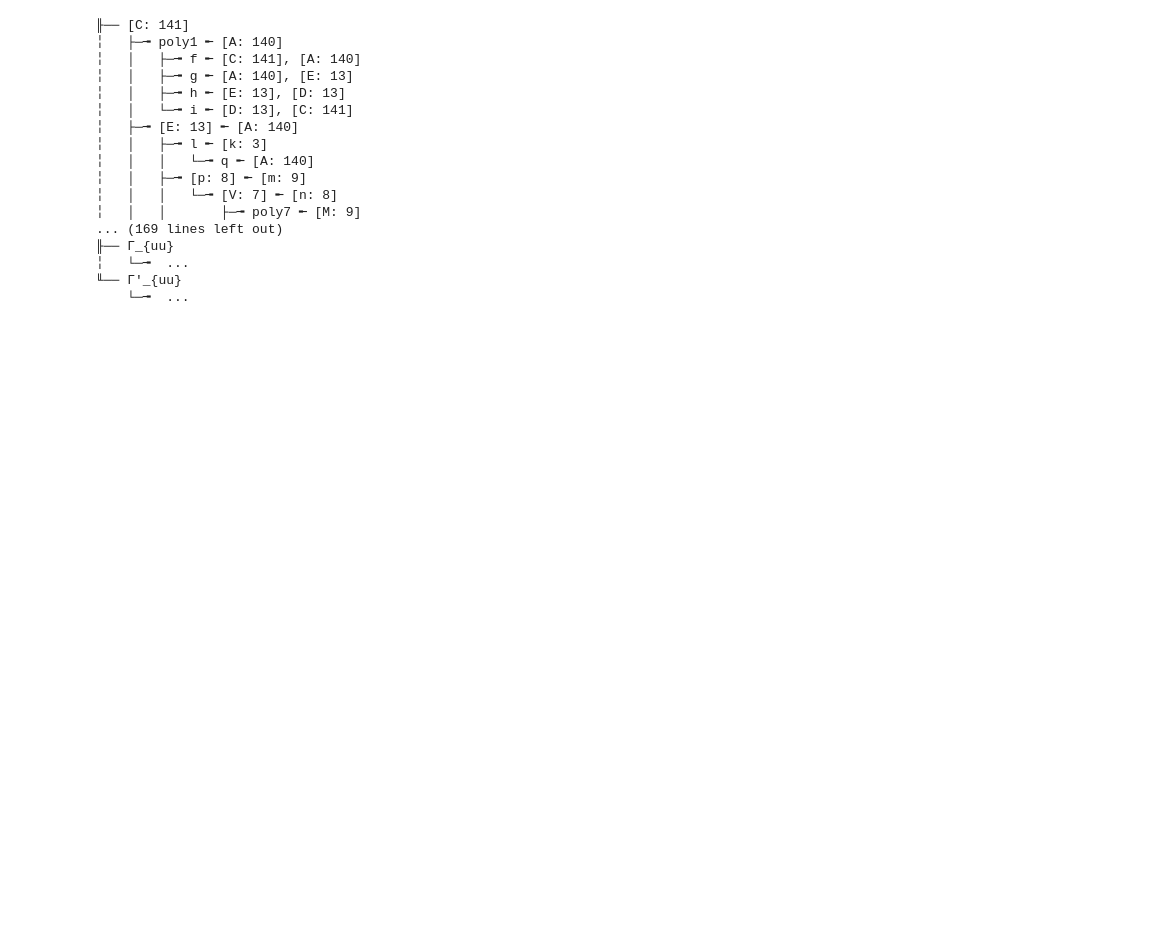
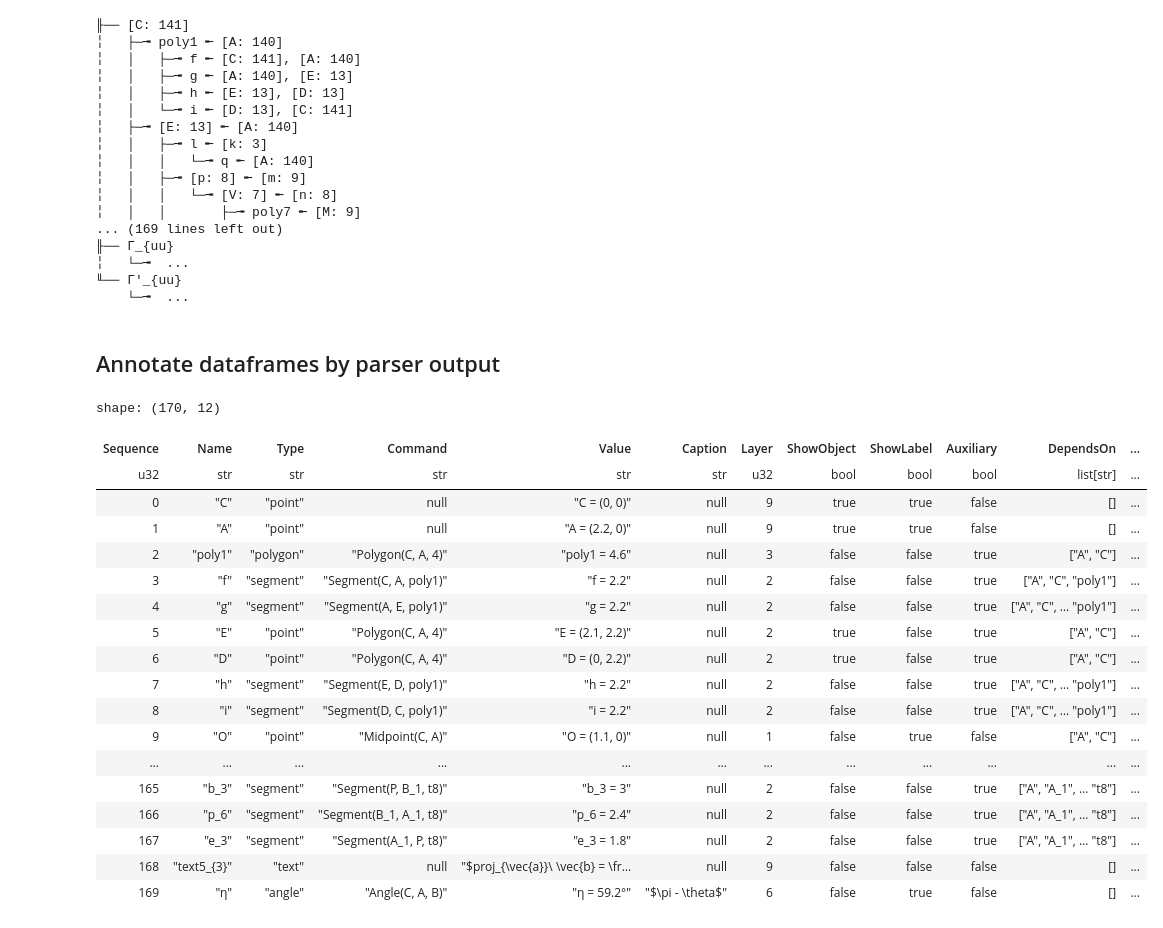
Before and after one commit to moyhig-ecs/ggblab, a Jupyter notebook: examples/eg6_parse.ipynb, the cells around one changed output. Cells and saved outputs as stored; diff of their text form; code cells hidden in the pictures; blank space fills up the shorter version.

Commit message:
Bump version to 0.9.15; sync versions and document ML-ready parser outputs; refactor parse_subgraph and preserve legacy impl

```diff
--- a/examples/eg6_parse.ipynb
+++ b/examples/eg6_parse.ipynb
@@ -122,3 +104,5 @@ nx.write_network_text(g1, with_labels="label")
 ╎   └─╼  ...
 ╙── Γ'_{uu}
     └─╼  ...
+# %% [markdown]
+## Annotate dataframes by parser output
@@ -124,0 +111,22 @@ nx.write_network_text(g1, with_labels="label")
+# %%
+p.df
+# %% [output]
+shape: (170, 12)
+| Sequence | Name | Type | Command | Value | Caption | Layer | ShowObject | ShowLabel | Auxiliary | DependsOn | ... |
+| u32 | str | str | str | str | str | u32 | bool | bool | bool | list[str] | ... |
+| 0 | "C" | "point" | null | "C = (0, 0)" | null | 9 | true | true | false | [] | ... |
+| 1 | "A" | "point" | null | "A = (2.2, 0)" | null | 9 | true | true | false | [] | ... |
+| 2 | "poly1" | "polygon" | "Polygon(C, A, 4)" | "poly1 = 4.6" | null | 3 | false | false | true | ["A", "C"] | ... |
+| 3 | "f" | "segment" | "Segment(C, A, poly1)" | "f = 2.2" | null | 2 | false | false | true | ["A", "C", "poly1"] | ... |
+| 4 | "g" | "segment" | "Segment(A, E, poly1)" | "g = 2.2" | null | 2 | false | false | true | ["A", "C", … "poly1"] | ... |
+| 5 | "E" | "point" | "Polygon(C, A, 4)" | "E = (2.1, 2.2)" | null | 2 | true | false | true | ["A", "C"] | ... |
+| 6 | "D" | "point" | "Polygon(C, A, 4)" | "D = (0, 2.2)" | null | 2 | true | false | true | ["A", "C"] | ... |
+| 7 | "h" | "segment" | "Segment(E, D, poly1)" | "h = 2.2" | null | 2 | false | false | true | ["A", "C", … "poly1"] | ... |
+| 8 | "i" | "segment" | "Segment(D, C, poly1)" | "i = 2.2" | null | 2 | false | false | true | ["A", "C", … "poly1"] | ... |
+| 9 | "O" | "point" | "Midpoint(C, A)" | "O = (1.1, 0)" | null | 1 | false | true | false | ["A", "C"] | ... |
+| ... | ... | ... | ... | ... | ... | ... | ... | ... | ... | ... | ... |
+| 165 | "b_3" | "segment" | "Segment(P, B_1, t8)" | "b_3 = 3" | null | 2 | false | false | true | ["A", "A_1", … "t8"] | ... |
+| 166 | "p_6" | "segment" | "Segment(B_1, A_1, t8)" | "p_6 = 2.4" | null | 2 | false | false | true | ["A", "A_1", … "t8"] | ... |
+| 167 | "e_3" | "segment" | "Segment(A_1, P, t8)" | "e_3 = 1.8" | null | 2 | false | false | true | ["A", "A_1", … "t8"] | ... |
+| 168 | "text5_{3}" | "text" | null | "$proj_{\vec{a}}\ \vec{b} = \fr… | null | 9 | false | false | false | [] | ... |
+| 169 | "η" | "angle" | "Angle(C, A, B)" | "η = 59.2°" | "$\pi - \theta$" | 6 | false | true | false | [] | ... |
```
Also changed, not shown: parts of 4 cells of this notebook, 3 other files.
